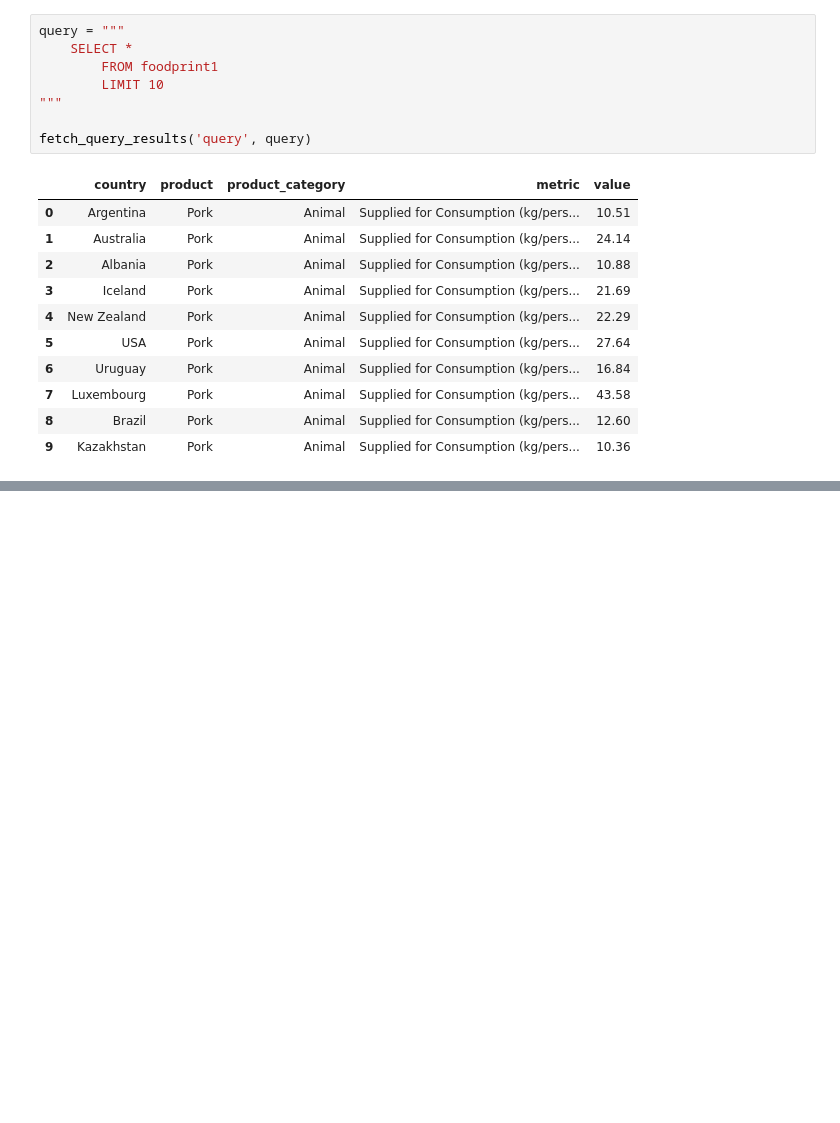
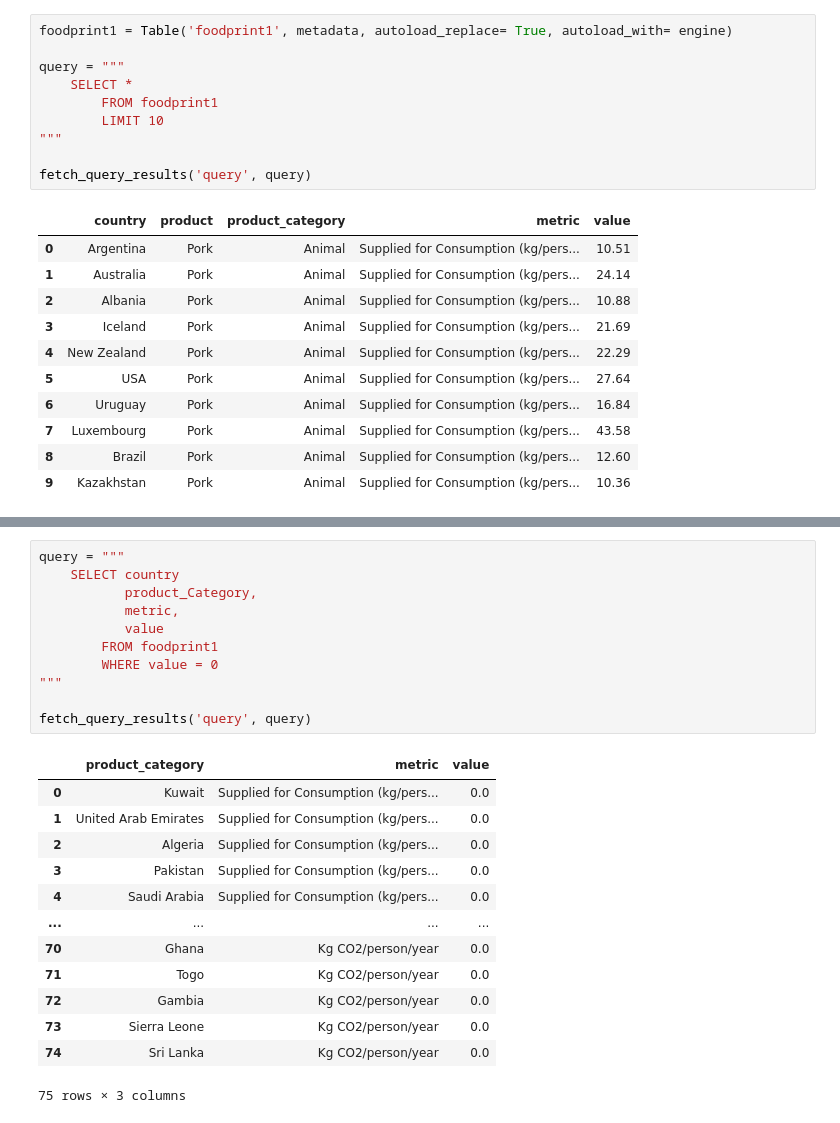
Before and after one commit to daniel-epm/food_carbon_fp, a Jupyter notebook: foodprint_analysis.ipynb, the cells around one changed output, grey strips where cells are left out. Drawn from its saved outputs; the diff is of its cells as text; blank space fills up the shorter version.

```diff
--- a/foodprint_analysis.ipynb
+++ b/foodprint_analysis.ipynb
@@ -193,4 +206,6 @@ print(inspector.get_table_names())
 # %%
+foodprint1 = Table('foodprint1', metadata, autoload_replace= True, autoload_with= engine)
+
 query = """
     SELECT *
         FROM foodprint1
@@ -212,0 +311,25 @@ fetch_query_results('query', query)
+# %%
+query = """
+    SELECT country
+           product_Category,
+           metric,
+           value
+        FROM foodprint1
+        WHERE value = 0
+"""
+
+fetch_query_results('query', query)
+# %% [output]
+|  | product_category | metric | value |
+| 0 | Kuwait | Supplied for Consumption (kg/pers... | 0.0 |
+| 1 | United Arab Emirates | Supplied for Consumption (kg/pers... | 0.0 |
+| 2 | Algeria | Supplied for Consumption (kg/pers... | 0.0 |
+| 3 | Pakistan | Supplied for Consumption (kg/pers... | 0.0 |
+| 4 | Saudi Arabia | Supplied for Consumption (kg/pers... | 0.0 |
+| ... | ... | ... | ... |
+| 70 | Ghana | Kg CO2/person/year | 0.0 |
+| 71 | Togo | Kg CO2/person/year | 0.0 |
+| 72 | Gambia | Kg CO2/person/year | 0.0 |
+| 73 | Sierra Leone | Kg CO2/person/year | 0.0 |
+| 74 | Sri Lanka | Kg CO2/person/year | 0.0 |
+75 rows × 3 columns
```
Also changed, not shown: parts of 10 cells of this notebook.
